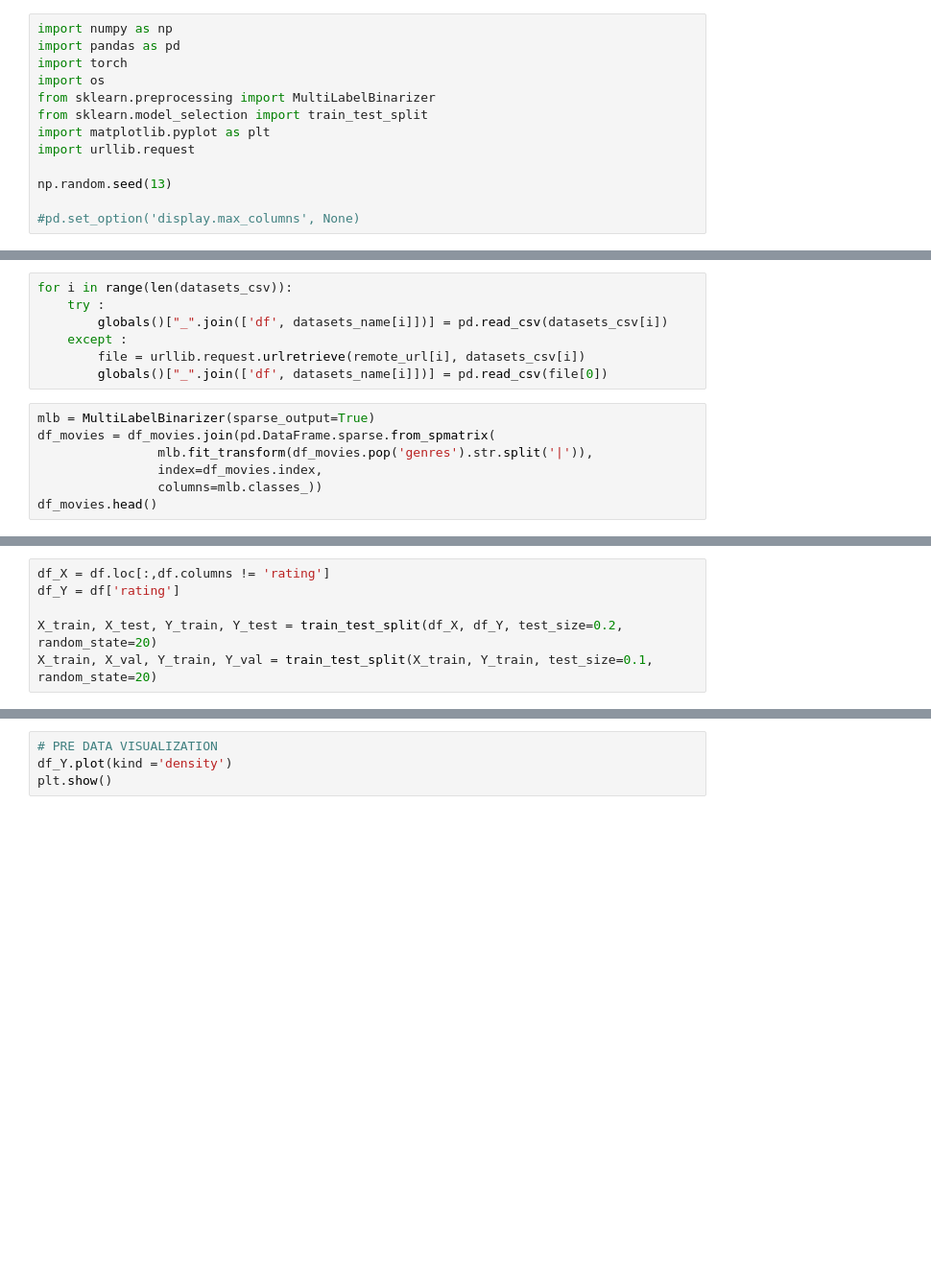
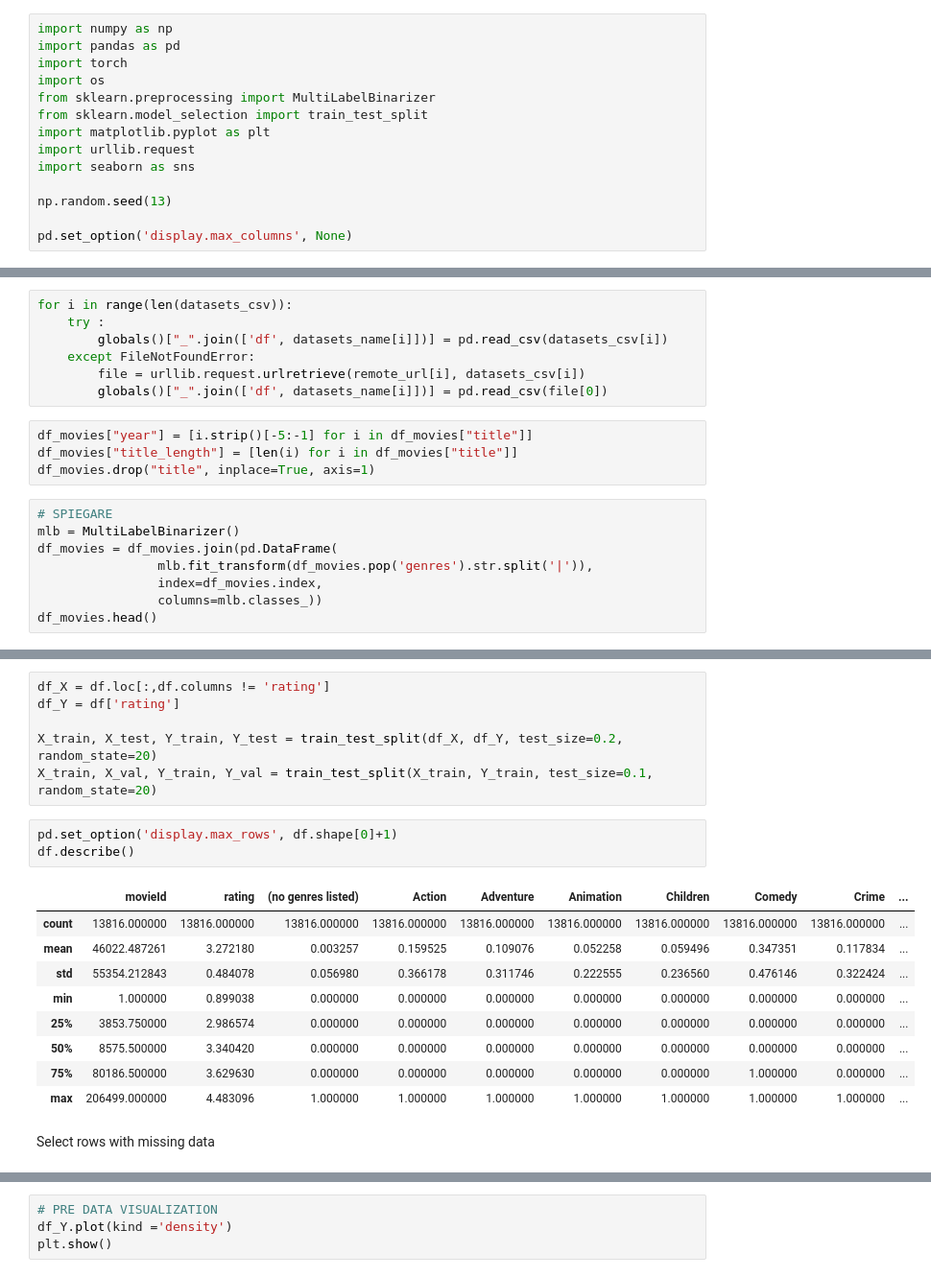
Before and after one commit to MickPerl/DataAnalyticsProject, a Jupyter notebook: notebook.ipynb, the cells around one changed output, grey strips where cells are left out. Shown at 96% size. Cells and saved outputs as stored; diff of their text form; blank space fills up the shorter version.

```diff
--- a/notebook.ipynb
+++ b/notebook.ipynb
@@ -7,10 +7,11 @@ from sklearn.preprocessing import MultiLabelBinarizer
 from sklearn.model_selection import train_test_split
 import matplotlib.pyplot as plt
 import urllib.request
+import seaborn as sns
 
 np.random.seed(13)
 
-#pd.set_option('display.max_columns', None)
+pd.set_option('display.max_columns', None)
 # %%
 datasets_csv = ["movies.csv", "ratings.csv", "genome-scores.csv", "genome-tags.csv", "links.csv", "tags.csv"]
 datasets_name = [i[:-4].replace("-", "_") for i in datasets_csv]
@@ -42,12 +39,17 @@ genome-scores.csv  links.csv        ratings.csv
 for i in range(len(datasets_csv)):
     try :
         globals()["_".join(['df', datasets_name[i]])] = pd.read_csv(datasets_csv[i])
-    except :
+    except FileNotFoundError:
         file = urllib.request.urlretrieve(remote_url[i], datasets_csv[i])
         globals()["_".join(['df', datasets_name[i]])] = pd.read_csv(file[0])
+# %%
+df_movies["year"] = [i.strip()[-5:-1] for i in df_movies["title"]]
+df_movies["title_length"] = [len(i) for i in df_movies["title"]]
+df_movies.drop("title", inplace=True, axis=1)
 # %%
-mlb = MultiLabelBinarizer(sparse_output=True)
-df_movies = df_movies.join(pd.DataFrame.sparse.from_spmatrix(
+# SPIEGARE
+mlb = MultiLabelBinarizer()
+df_movies = df_movies.join(pd.DataFrame(
                 mlb.fit_transform(df_movies.pop('genres').str.split('|')),
                 index=df_movies.index,
                 columns=mlb.classes_))
@@ -74,3 +75,18 @@ df_Y = df['rating']
 
 X_train, X_test, Y_train, Y_test = train_test_split(df_X, df_Y, test_size=0.2, random_state=20)
 X_train, X_val, Y_train, Y_val = train_test_split(X_train, Y_train, test_size=0.1, random_state=20)
+# %%
+pd.set_option('display.max_rows', df.shape[0]+1)
+df.describe()
+# %% [output]
+|  | movieId | rating | (no genres listed) | Action | Adventure | Animation | Children | Comedy | Crime | ... |
+| count | 13816.000000 | 13816.000000 | 13816.000000 | 13816.000000 | 13816.000000 | 13816.000000 | 13816.000000 | 13816.000000 | 13816.000000 | ... |
+| mean | 46022.487261 | 3.272180 | 0.003257 | 0.159525 | 0.109076 | 0.052258 | 0.059496 | 0.347351 | 0.117834 | ... |
+| std | 55354.212843 | 0.484078 | 0.056980 | 0.366178 | 0.311746 | 0.222555 | 0.236560 | 0.476146 | 0.322424 | ... |
+| min | 1.000000 | 0.899038 | 0.000000 | 0.000000 | 0.000000 | 0.000000 | 0.000000 | 0.000000 | 0.000000 | ... |
+| 25% | 3853.750000 | 2.986574 | 0.000000 | 0.000000 | 0.000000 | 0.000000 | 0.000000 | 0.000000 | 0.000000 | ... |
+| 50% | 8575.500000 | 3.340420 | 0.000000 | 0.000000 | 0.000000 | 0.000000 | 0.000000 | 0.000000 | 0.000000 | ... |
+| 75% | 80186.500000 | 3.629630 | 0.000000 | 0.000000 | 0.000000 | 0.000000 | 0.000000 | 1.000000 | 0.000000 | ... |
+| max | 206499.000000 | 4.483096 | 1.000000 | 1.000000 | 1.000000 | 1.000000 | 1.000000 | 1.000000 | 1.000000 | ... |
+# %% [markdown]
+Select rows with missing data
```
Also changed, not shown: parts of 9 cells of this notebook, 1 other file.
